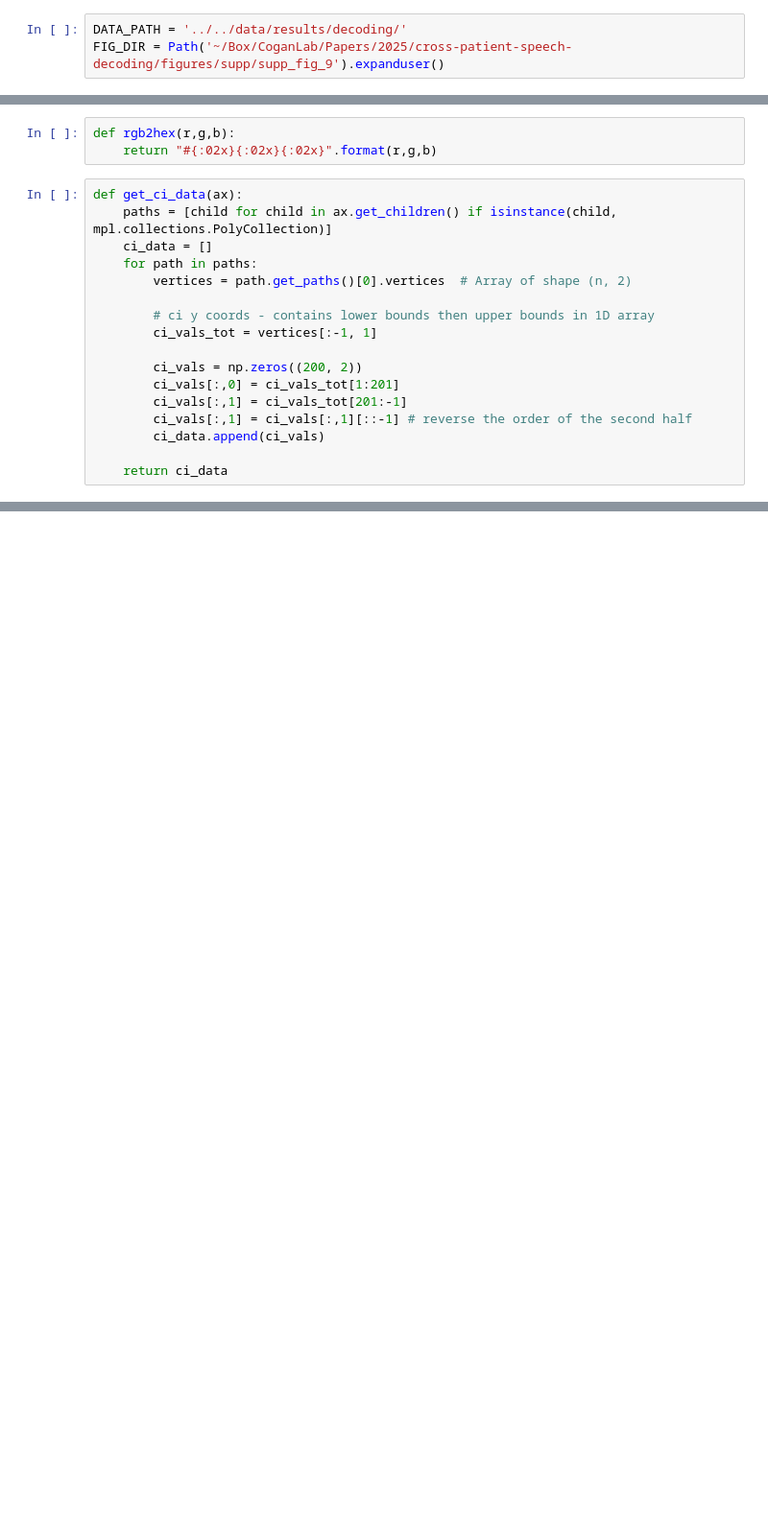
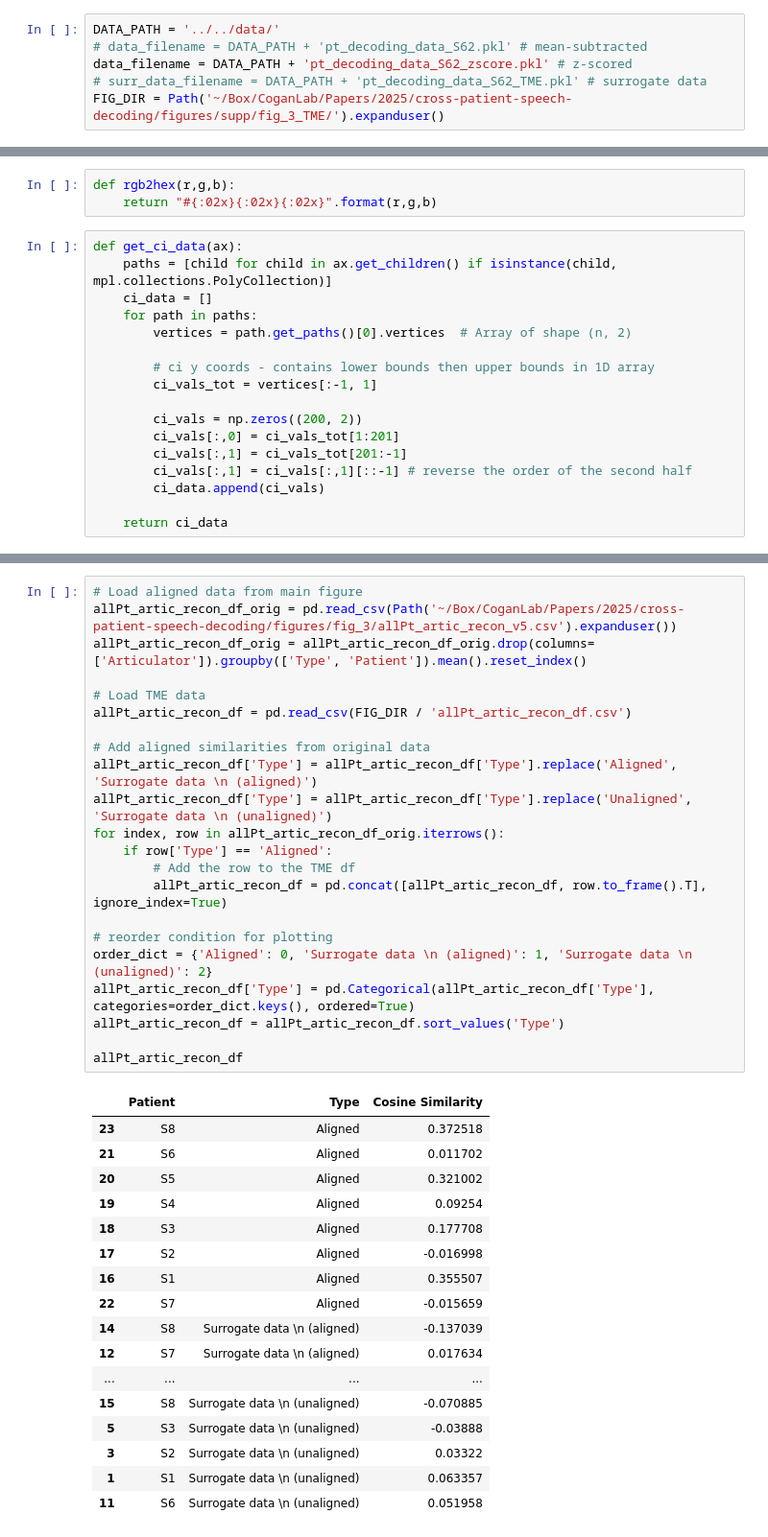
Before and after one commit to coganlab/cross_patient_speech_decoding, a Jupyter notebook: aligned_decoding/figure_analyses/supp/supp_fig_9.ipynb, the cells around one changed output, grey strips where cells are left out. Shown at 96% size. Drawn from its saved outputs; the diff is of its cells as text; blank space fills up the shorter version.

```diff
--- a/aligned_decoding/figure_analyses/supp/supp_fig_9.ipynb
+++ b/aligned_decoding/figure_analyses/supp/supp_fig_9.ipynb
@@ -34,5 +44,8 @@ def mean_stat(a, b, axis=0):
 # %%
 paper_pt_dict = {'S14': 'S1', 'S26': 'S2', 'S33': 'S3', 'S22': 'S4', 'S23': 'S5', 'S39': 'S6', 'S58': 'S7', 'S62': 'S8'}
 # %%
-DATA_PATH = '../../data/results/decoding/'
-FIG_DIR = Path('~/Box/CoganLab/Papers/2025/cross-patient-speech-decoding/figures/supp/supp_fig_9').expanduser()
+DATA_PATH = '../../data/'
+# data_filename = DATA_PATH + 'pt_decoding_data_S62.pkl' # mean-subtracted
+data_filename = DATA_PATH + 'pt_decoding_data_S62_zscore.pkl' # z-scored
+# surr_data_filename = DATA_PATH + 'pt_decoding_data_S62_TME.pkl' # surrogate data
+FIG_DIR = Path('~/Box/CoganLab/Papers/2025/cross-patient-speech-decoding/figures/supp/fig_3_TME/').expanduser()
@@ -583,0 +975,40 @@ plt.show()
+# %%
+# Load aligned data from main figure
+allPt_artic_recon_df_orig = pd.read_csv(Path('~/Box/CoganLab/Papers/2025/cross-patient-speech-decoding/figures/fig_3/allPt_artic_recon_v5.csv').expanduser())
+allPt_artic_recon_df_orig = allPt_artic_recon_df_orig.drop(columns=['Articulator']).groupby(['Type', 'Patient']).mean().reset_index()
+
+# Load TME data
+allPt_artic_recon_df = pd.read_csv(FIG_DIR / 'allPt_artic_recon_df.csv')
+
+# Add aligned similarities from original data
+allPt_artic_recon_df['Type'] = allPt_artic_recon_df['Type'].replace('Aligned', 'Surrogate data \n (aligned)')
+allPt_artic_recon_df['Type'] = allPt_artic_recon_df['Type'].replace('Unaligned', 'Surrogate data \n (unaligned)')
+for index, row in allPt_artic_recon_df_orig.iterrows():
+    if row['Type'] == 'Aligned':
+        # Add the row to the TME df
+        allPt_artic_recon_df = pd.concat([allPt_artic_recon_df, row.to_frame().T], ignore_index=True)
+
+# reorder condition for plotting
+order_dict = {'Aligned': 0, 'Surrogate data \n (aligned)': 1, 'Surrogate data \n (unaligned)': 2}
+allPt_artic_recon_df['Type'] = pd.Categorical(allPt_artic_recon_df['Type'], categories=order_dict.keys(), ordered=True)
+allPt_artic_recon_df = allPt_artic_recon_df.sort_values('Type')
+
+allPt_artic_recon_df
+# %% [output]
+|  | Patient | Type | Cosine Similarity |
+| 23 | S8 | Aligned | 0.372518 |
+| 21 | S6 | Aligned | 0.011702 |
+| 20 | S5 | Aligned | 0.321002 |
+| 19 | S4 | Aligned | 0.09254 |
+| 18 | S3 | Aligned | 0.177708 |
+| 17 | S2 | Aligned | -0.016998 |
+| 16 | S1 | Aligned | 0.355507 |
+| 22 | S7 | Aligned | -0.015659 |
+| 14 | S8 | Surrogate data \n (aligned) | -0.137039 |
+| 12 | S7 | Surrogate data \n (aligned) | 0.017634 |
+| ... | ... | ... | ... |
+| 15 | S8 | Surrogate data \n (unaligned) | -0.070885 |
+| 5 | S3 | Surrogate data \n (unaligned) | -0.03888 |
+| 3 | S2 | Surrogate data \n (unaligned) | 0.03322 |
+| 1 | S1 | Surrogate data \n (unaligned) | 0.063357 |
+| 11 | S6 | Surrogate data \n (unaligned) | 0.051958 |
```
Also changed, not shown: parts of 54 cells of this notebook, 14 other files.
